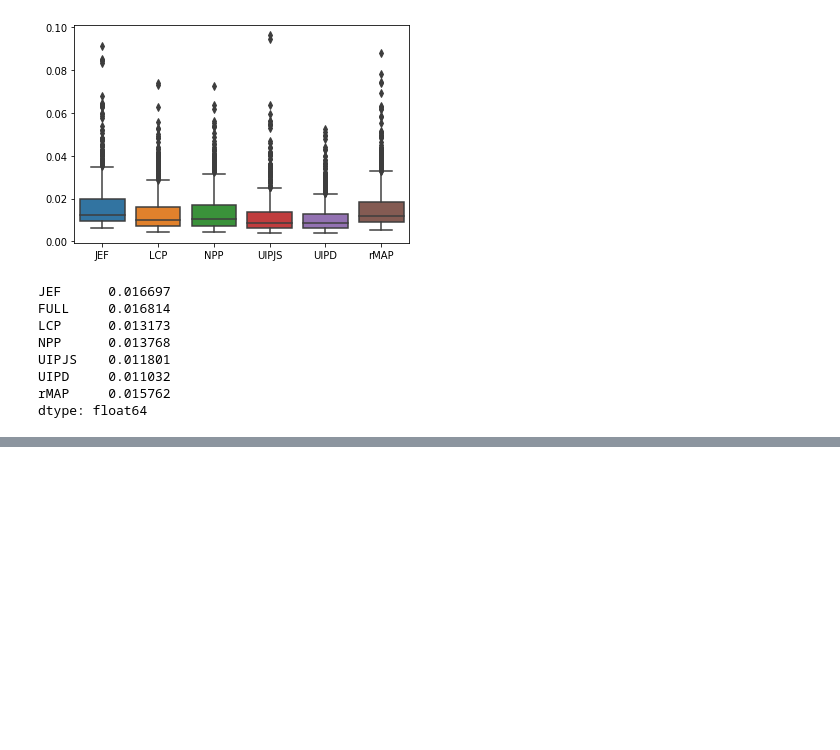
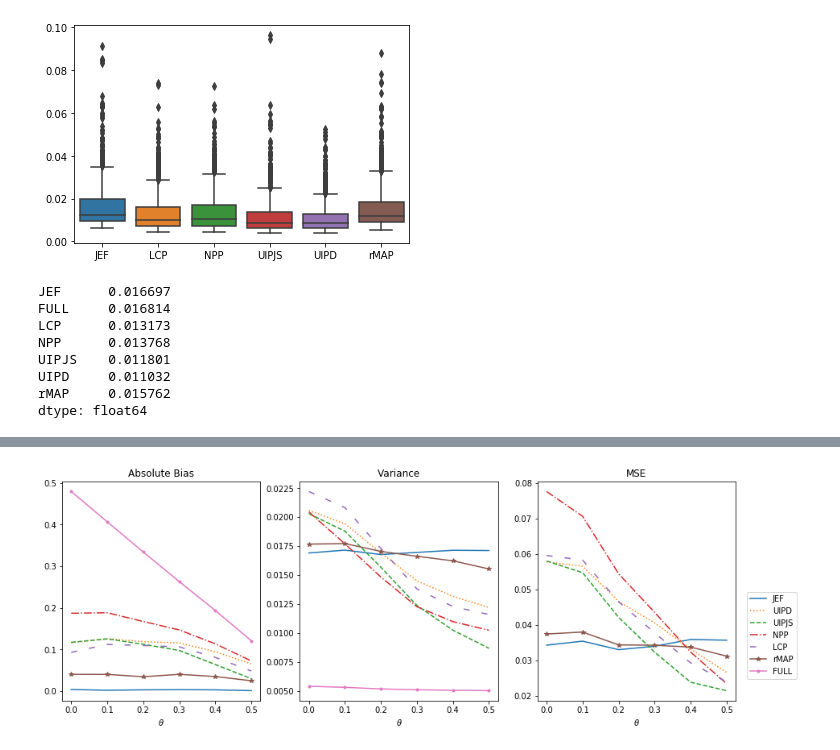
Before and after one commit to JINhuaqing/UIP, a Jupyter notebook: NormSetting/Norm_ana_MSE.ipynb, the cells around one changed output, grey strips where cells are left out. Drawn from its saved outputs; the diff is of its cells as text; code cells hidden in the pictures; blank space fills up the shorter version.

```diff
--- a/NormSetting/Norm_ana_MSE.ipynb
+++ b/NormSetting/Norm_ana_MSE.ipynb
@@ -213,3 +285,63 @@ for fl in fls:
+# %%
+thetas60 = np.array(thetas60)
+low = np.argmin(thetas60[thetas60>=0])
+up = np.argmax(thetas60[thetas60<=0.5]) + 1
+
+fig = plt.figure(figsize=[15, 5])
+axes = fig.subplots(1, 3)
+
+axes[0].set_title("Absolute Bias")
+#axes[0].set_ylim([-0.01, 0.5])
+axes[0].set_xlabel(r"$\theta$")
+axes[0].plot(thetas60[low:up], np.abs(bias60["JEF"][low:up]), label="JEF", linestyle=linestyles[0][1])
+axes[0].plot(thetas60[low:up], np.abs(bias60["UIPD"][low:up]), label="UIPD", linestyle=linestyles[1][1])
+axes[0].plot(thetas60[low:up], np.abs(bias60["UIPJS"][low:up]), label="UIPJS", linestyle=linestyles[2][1])
+axes[0].plot(thetas60[low:up], np.abs(bias60["NPP"][low:up]), label="NPP", linestyle=linestyles[3][1])
+axes[0].plot(thetas60[low:up], np.abs(bias60["LCP"][low:up]), label="LCP", linestyle=linestyles[6][1])
+axes[0].plot(thetas60[low:up], np.abs(bias60["rMAP"][low:up]), label="rMAP", linestyle=linestyles[0][1], marker="*")
+axes[0].plot(thetas60[low:up], np.abs(bias60["FULL"][low:up]), label="FULL", linestyle=linestyles[0][1], marker=".")
+
+
+axes[1].set_title("Variance")
+#axes[2].set_ylim([0.003, 0.01])
+axes[1].set_xlabel(r"$\theta$")
+axes[1].plot(thetas60[low:up], varss60["JEF"][low:up], label="JEF", linestyle=linestyles[0][1])
+axes[1].plot(thetas60[low:up], varss60["UIPD"][low:up], label="UIPD", linestyle=linestyles[1][1])
+axes[1].plot(thetas60[low:up], varss60["UIPJS"][low:up], label="UIPJS", linestyle=linestyles[2][1])
+axes[1].plot(thetas60[low:up], varss60["NPP"][low:up], label="NPP", linestyle=linestyles[3][1])
+axes[1].plot(thetas60[low:up], varss60["LCP"][low:up], label="LCP", linestyle=linestyles[6][1])
+axes[1].plot(thetas60[low:up], varss60["rMAP"][low:up], label="rMAP", linestyle=linestyles[0][1], marker="*")
+axes[1].plot(thetas60[low:up], varss60["FULL"][low:up], label="FULL", linestyle=linestyles[0][1], marker=".")
+
+axes[2].set_title("MSE")
+#axes[0].set_ylim([0, 0.05])
+axes[2].set_xlabel(r"$\theta$")
+axes[2].plot(thetas60[low:up], mses60["JEF"][low:up], label="JEF", linestyle=linestyles[0][1])
+axes[2].plot(thetas60[low:up], mses60["UIPD"][low:up], label="UIPD", linestyle=linestyles[1][1])
+axes[2].plot(thetas60[low:up], mses60["UIPJS"][low:up], label="UIPJS", linestyle=linestyles[2][1])
+axes[2].plot(thetas60[low:up], mses60["NPP"][low:up], label="NPP", linestyle=linestyles[3][1])
+axes[2].plot(thetas60[low:up], mses60["LCP"][low:up], label="LCP", linestyle=linestyles[6][1])
+axes[2].plot(thetas60[low:up], mses60["rMAP"][low:up], label="rMAP", linestyle=linestyles[0][1], marker="*")
+#axes[2].plot(thetas60[low:up], mses60["FULL"][low:up], label="FULL", linestyle=linestyles[0][1], marker=".")
+#
+#axins = inset_axes(axes[2], width="40%", height="30%", loc='upper right',
+#                   bbox_to_anchor=(0.0, -0.6, 1.0, 1.5),
+#                   bbox_transform=axes[2].transAxes)
+#
+#axins.set_xlim([0.2, 0.4])
+#axins.set_ylim([0.02, 0.06])
+#axins.plot(thetas60[low:up], mses60["JEF"][low:up], label="JEF", linestyle=linestyles[0][1])
+#axins.plot(thetas60[low:up], mses60["UIPD"][low:up], label="UIPD", linestyle=linestyles[1][1])
+#axins.plot(thetas60[low:up], mses60["UIPJS"][low:up], label="UIPJS", linestyle=linestyles[2][1])
+#axins.plot(thetas60[low:up], mses60["NPP"][low:up], label="NPP", linestyle=linestyles[3][1])
+#axins.plot(thetas60[low:up], mses60["LCP"][low:up], label="LCP", linestyle=linestyles[6][1])
+#axins.plot(thetas60[low:up], mses60["rMAP"][low:up], label="rMAP", linestyle=linestyles[0][1], marker="*")
+#axins.plot(thetas60[low:up], mses60["FULL"][low:up], label="FULL", linestyle=linestyles[0][1], marker=".")
+
+handles, labels = axes[0].get_legend_handles_labels()
+_ = fig.legend(handles, labels, loc=(0.92, 0.20))
+# %% [output]
+[figure, added]
 # %%
 fig = plt.figure(figsize=[15, 5])
 axes = fig.subplots(1, 3)
```
Also changed, not shown: parts of 26 cells of this notebook, 10 other files.
